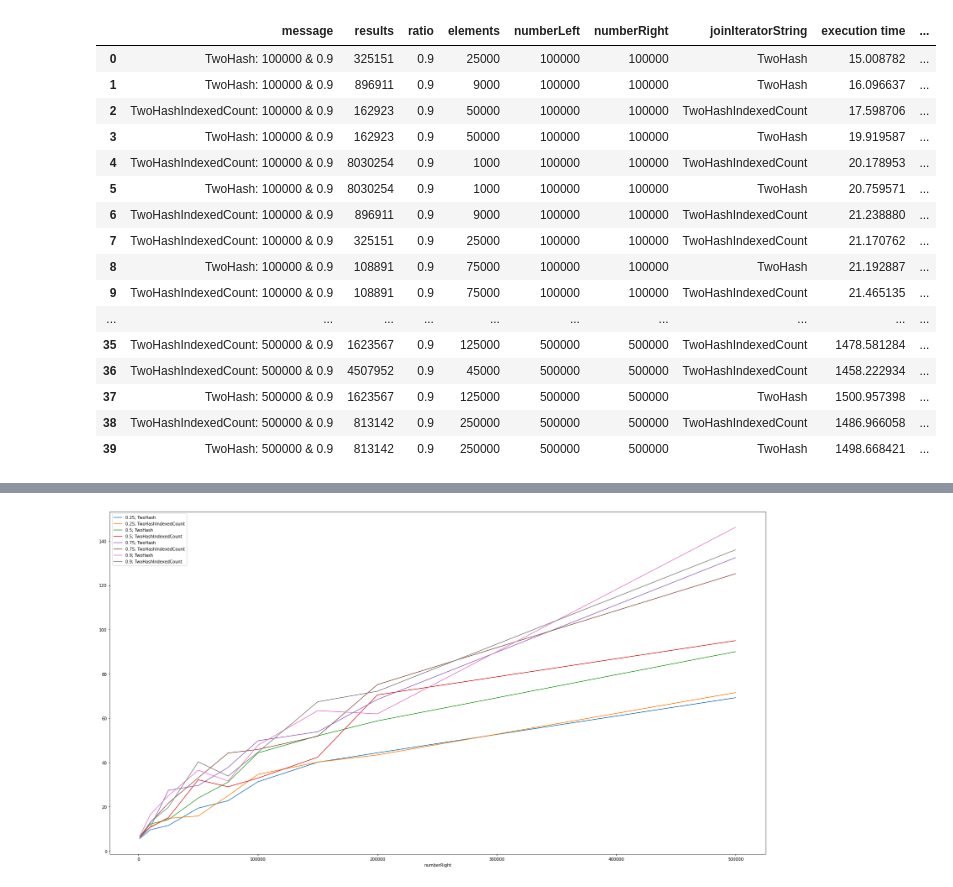
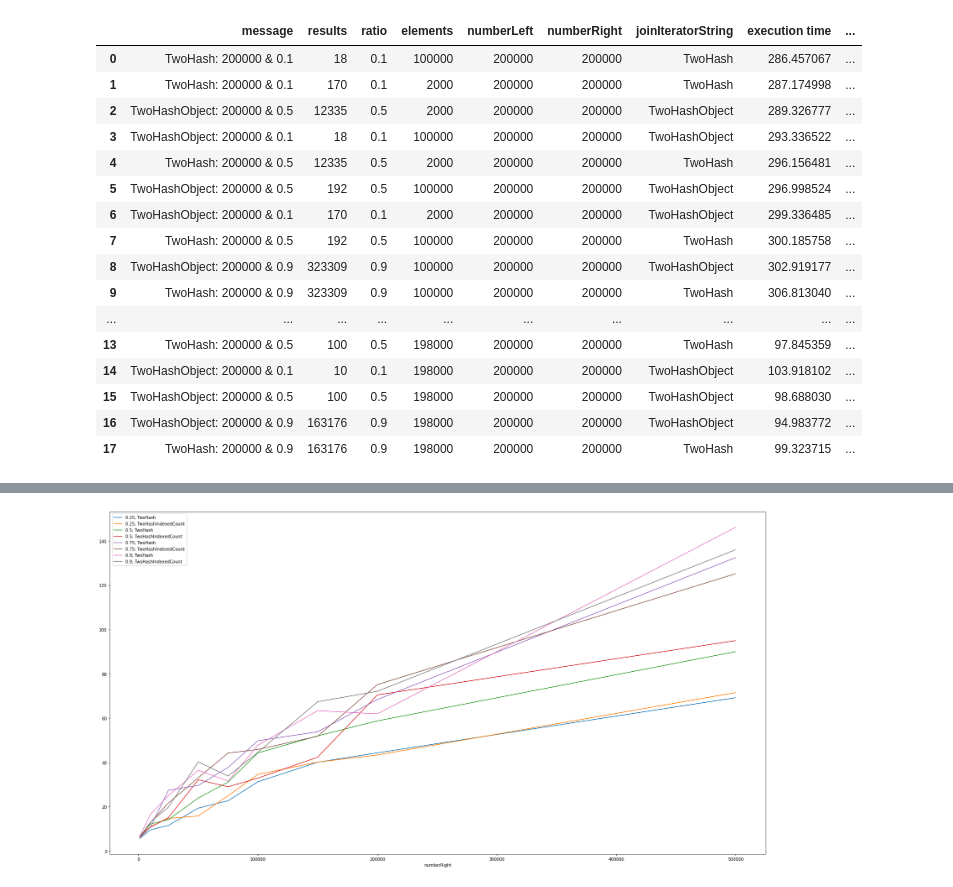
Before and after one commit to maartyman/join-test, a Jupyter notebook: csvs/eval.ipynb, the cells around one changed output, grey strips where cells are left out. Drawn from its saved outputs; the diff is of its cells as text; code cells hidden in the pictures.

Commit message:
added implementations that uses Objects instead of Maps

```diff
--- a/csvs/eval.ipynb
+++ b/csvs/eval.ipynb
@@ -3,26 +3,27 @@ import pandas as pd
 import matplotlib.pyplot as plt
 # %%
 #file = pd.read_csv("226(normal).csv")
-file = pd.read_csv("1681815045818.csv")
+#file = pd.read_csv("1681815045818.csv")
+file = pd.read_csv("1683794902904.csv")
 file
 # %% [output]
 |  | message | results | ratio | elements | numberLeft | numberRight | joinIteratorString | execution time | ... |
-| 0 | TwoHash: 100000 & 0.9 | 325151 | 0.9 | 25000 | 100000 | 100000 | TwoHash | 15.008782 | ... |
-| 1 | TwoHash: 100000 & 0.9 | 896911 | 0.9 | 9000 | 100000 | 100000 | TwoHash | 16.096637 | ... |
-| 2 | TwoHashIndexedCount: 100000 & 0.9 | 162923 | 0.9 | 50000 | 100000 | 100000 | TwoHashIndexedCount | 17.598706 | ... |
-| 3 | TwoHash: 100000 & 0.9 | 162923 | 0.9 | 50000 | 100000 | 100000 | TwoHash | 19.919587 | ... |
-| 4 | TwoHashIndexedCount: 100000 & 0.9 | 8030254 | 0.9 | 1000 | 100000 | 100000 | TwoHashIndexedCount | 20.178953 | ... |
-| 5 | TwoHash: 100000 & 0.9 | 8030254 | 0.9 | 1000 | 100000 | 100000 | TwoHash | 20.759571 | ... |
-| 6 | TwoHashIndexedCount: 100000 & 0.9 | 896911 | 0.9 | 9000 | 100000 | 100000 | TwoHashIndexedCount | 21.238880 | ... |
-| 7 | TwoHashIndexedCount: 100000 & 0.9 | 325151 | 0.9 | 25000 | 100000 | 100000 | TwoHashIndexedCount | 21.170762 | ... |
-| 8 | TwoHash: 100000 & 0.9 | 108891 | 0.9 | 75000 | 100000 | 100000 | TwoHash | 21.192887 | ... |
-| 9 | TwoHashIndexedCount: 100000 & 0.9 | 108891 | 0.9 | 75000 | 100000 | 100000 | TwoHashIndexedCount | 21.465135 | ... |
+| 0 | TwoHash: 200000 & 0.1 | 18 | 0.1 | 100000 | 200000 | 200000 | TwoHash | 286.457067 | ... |
+| 1 | TwoHash: 200000 & 0.1 | 170 | 0.1 | 2000 | 200000 | 200000 | TwoHash | 287.174998 | ... |
+| 2 | TwoHashObject: 200000 & 0.5 | 12335 | 0.5 | 2000 | 200000 | 200000 | TwoHashObject | 289.326777 | ... |
+| 3 | TwoHashObject: 200000 & 0.1 | 18 | 0.1 | 100000 | 200000 | 200000 | TwoHashObject | 293.336522 | ... |
+| 4 | TwoHash: 200000 & 0.5 | 12335 | 0.5 | 2000 | 200000 | 200000 | TwoHash | 296.156481 | ... |
+| 5 | TwoHashObject: 200000 & 0.5 | 192 | 0.5 | 100000 | 200000 | 200000 | TwoHashObject | 296.998524 | ... |
+| 6 | TwoHashObject: 200000 & 0.1 | 170 | 0.1 | 2000 | 200000 | 200000 | TwoHashObject | 299.336485 | ... |
+| 7 | TwoHash: 200000 & 0.5 | 192 | 0.5 | 100000 | 200000 | 200000 | TwoHash | 300.185758 | ... |
+| 8 | TwoHashObject: 200000 & 0.9 | 323309 | 0.9 | 100000 | 200000 | 200000 | TwoHashObject | 302.919177 | ... |
+| 9 | TwoHash: 200000 & 0.9 | 323309 | 0.9 | 100000 | 200000 | 200000 | TwoHash | 306.813040 | ... |
 | ... | ... | ... | ... | ... | ... | ... | ... | ... | ... |
-| 35 | TwoHashIndexedCount: 500000 & 0.9 | 1623567 | 0.9 | 125000 | 500000 | 500000 | TwoHashIndexedCount | 1478.581284 | ... |
-| 36 | TwoHashIndexedCount: 500000 & 0.9 | 4507952 | 0.9 | 45000 | 500000 | 500000 | TwoHashIndexedCount | 1458.222934 | ... |
-| 37 | TwoHash: 500000 & 0.9 | 1623567 | 0.9 | 125000 | 500000 | 500000 | TwoHash | 1500.957398 | ... |
-| 38 | TwoHashIndexedCount: 500000 & 0.9 | 813142 | 0.9 | 250000 | 500000 | 500000 | TwoHashIndexedCount | 1486.966058 | ... |
-| 39 | TwoHash: 500000 & 0.9 | 813142 | 0.9 | 250000 | 500000 | 500000 | TwoHash | 1498.668421 | ... |
+| 13 | TwoHash: 200000 & 0.5 | 100 | 0.5 | 198000 | 200000 | 200000 | TwoHash | 97.845359 | ... |
+| 14 | TwoHashObject: 200000 & 0.1 | 10 | 0.1 | 198000 | 200000 | 200000 | TwoHashObject | 103.918102 | ... |
+| 15 | TwoHashObject: 200000 & 0.5 | 100 | 0.5 | 198000 | 200000 | 200000 | TwoHashObject | 98.688030 | ... |
+| 16 | TwoHashObject: 200000 & 0.9 | 163176 | 0.9 | 198000 | 200000 | 200000 | TwoHashObject | 94.983772 | ... |
+| 17 | TwoHash: 200000 & 0.9 | 163176 | 0.9 | 198000 | 200000 | 200000 | TwoHash | 99.323715 | ... |
 # %%
 fig, ax = plt.subplots()
 fig.set_figheight(15)
```
Also changed, not shown: parts of 5 cells of this notebook, 20 other files.
